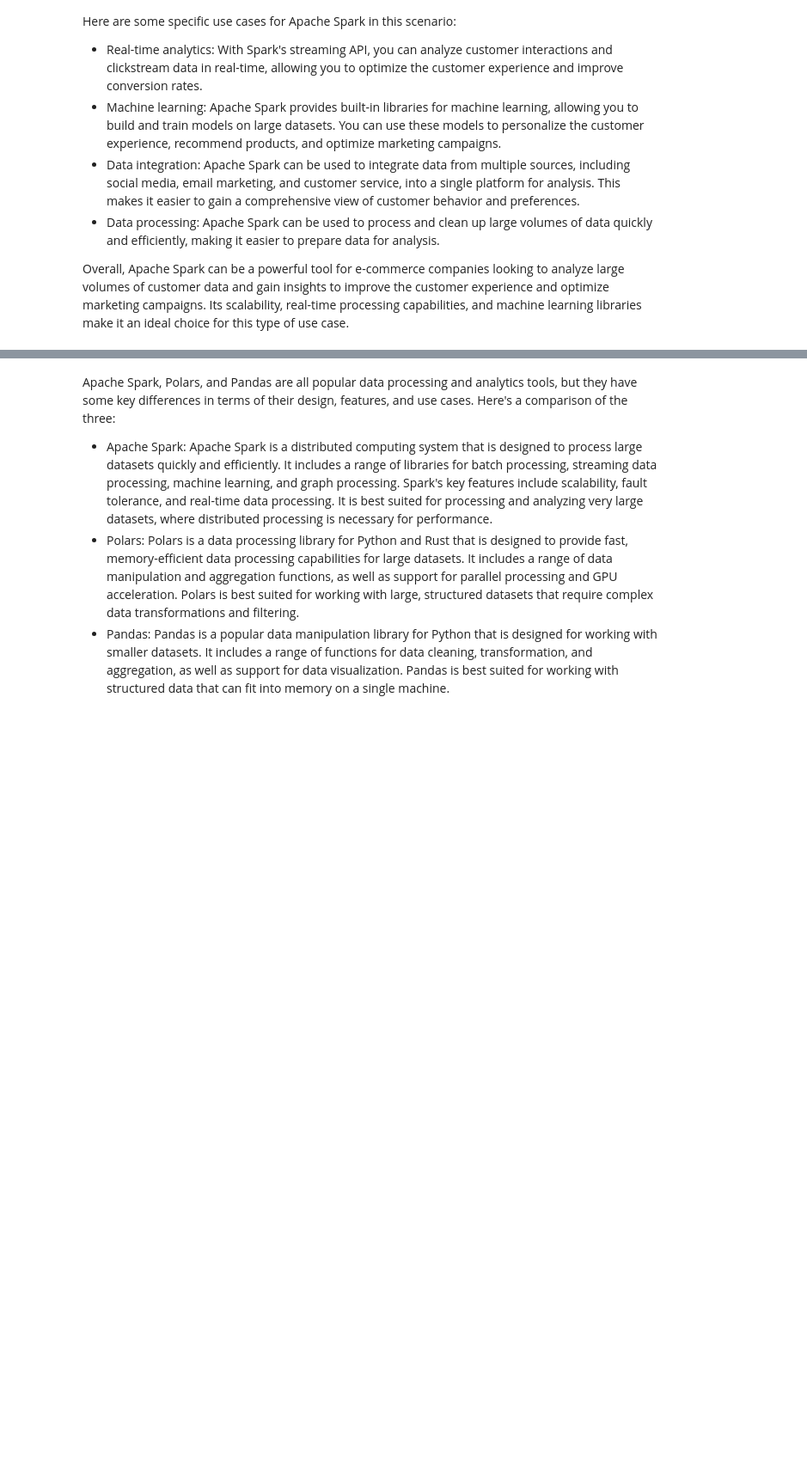
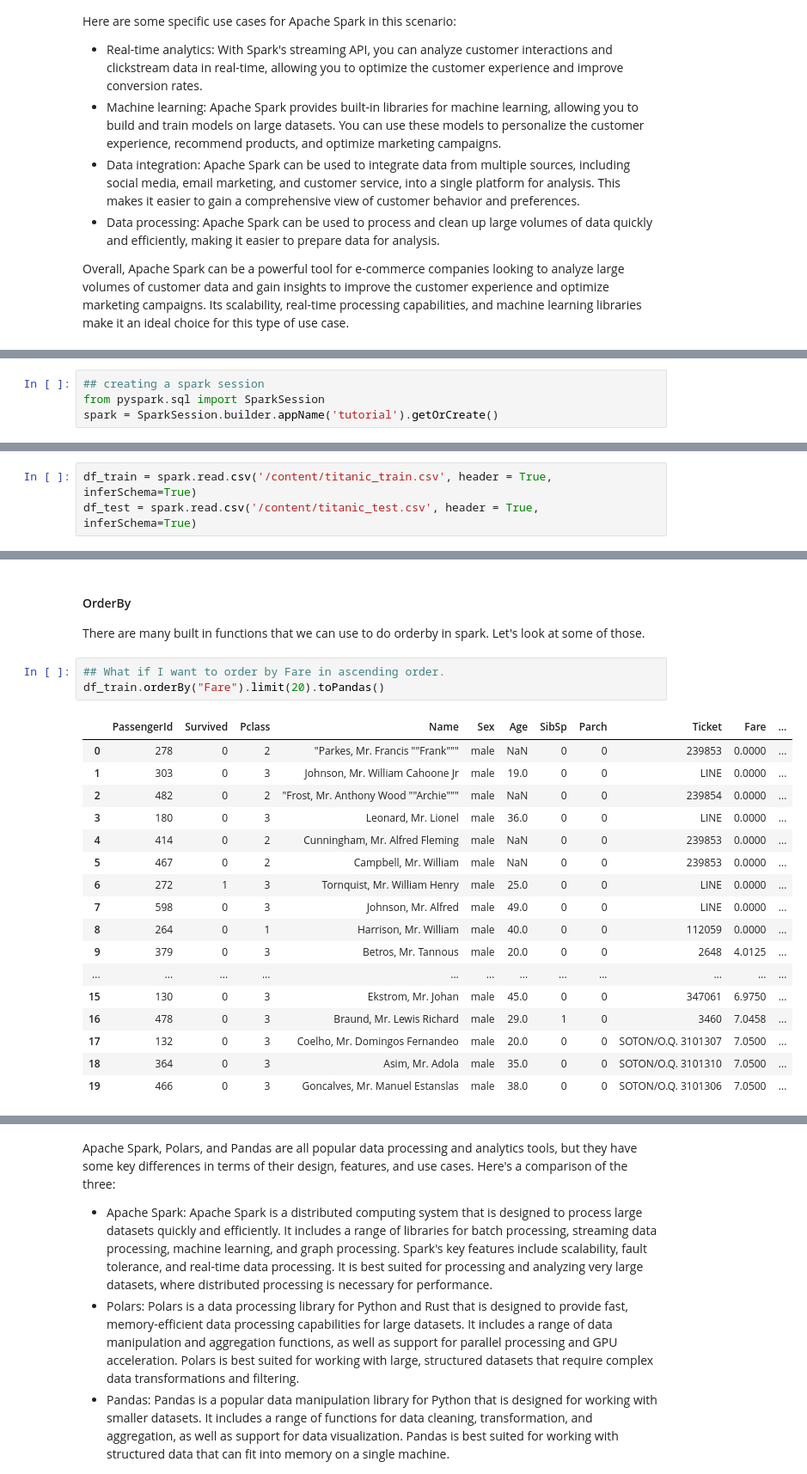
Before and after one commit to NadiaHolmlund/BDS_M6_Exam_Notes, a Jupyter notebook: BDS_M6_Exam_Notes.ipynb, the cells around one changed output, grey strips where cells are left out. Shown: that part at 86% size. Saved outputs shown, nothing was run; the diff lists cells and outputs as text; blank space fills up the shorter version.

```diff
--- a/BDS_M6_Exam_Notes.ipynb
+++ b/BDS_M6_Exam_Notes.ipynb
@@ -183,0 +802,4 @@ Overall, Apache Spark can be a powerful tool for e-commerce companies looking to
+# %%
+## creating a spark session
+from pyspark.sql import SparkSession
+spark = SparkSession.builder.appName('tutorial').getOrCreate()
@@ -183,0 +823,3 @@ Overall, Apache Spark can be a powerful tool for e-commerce companies looking to
+# %%
+df_train = spark.read.csv('/content/titanic_train.csv', header = True, inferSchema=True)
+df_test = spark.read.csv('/content/titanic_test.csv', header = True, inferSchema=True)
@@ -183,0 +1566,24 @@ Overall, Apache Spark can be a powerful tool for e-commerce companies looking to
+# %% [markdown]
+#### OrderBy
+There are many built in functions that we can use to do orderby in spark. Let's look at some of those.
+# %%
+## What if I want to order by Fare in ascending order.
+df_train.orderBy("Fare").limit(20).toPandas()
+# %% [output]
+|  | PassengerId | Survived | Pclass | Name | Sex | Age | SibSp | Parch | Ticket | Fare | ... |
+| 0 | 278 | 0 | 2 | "Parkes, Mr. Francis ""Frank""" | male | NaN | 0 | 0 | 239853 | 0.0000 | ... |
+| 1 | 303 | 0 | 3 | Johnson, Mr. William Cahoone Jr | male | 19.0 | 0 | 0 | LINE | 0.0000 | ... |
+| 2 | 482 | 0 | 2 | "Frost, Mr. Anthony Wood ""Archie""" | male | NaN | 0 | 0 | 239854 | 0.0000 | ... |
+| 3 | 180 | 0 | 3 | Leonard, Mr. Lionel | male | 36.0 | 0 | 0 | LINE | 0.0000 | ... |
+| 4 | 414 | 0 | 2 | Cunningham, Mr. Alfred Fleming | male | NaN | 0 | 0 | 239853 | 0.0000 | ... |
+| 5 | 467 | 0 | 2 | Campbell, Mr. William | male | NaN | 0 | 0 | 239853 | 0.0000 | ... |
+| 6 | 272 | 1 | 3 | Tornquist, Mr. William Henry | male | 25.0 | 0 | 0 | LINE | 0.0000 | ... |
+| 7 | 598 | 0 | 3 | Johnson, Mr. Alfred | male | 49.0 | 0 | 0 | LINE | 0.0000 | ... |
+| 8 | 264 | 0 | 1 | Harrison, Mr. William | male | 40.0 | 0 | 0 | 112059 | 0.0000 | ... |
+| 9 | 379 | 0 | 3 | Betros, Mr. Tannous | male | 20.0 | 0 | 0 | 2648 | 4.0125 | ... |
+| ... | ... | ... | ... | ... | ... | ... | ... | ... | ... | ... | ... |
+| 15 | 130 | 0 | 3 | Ekstrom, Mr. Johan | male | 45.0 | 0 | 0 | 347061 | 6.9750 | ... |
+| 16 | 478 | 0 | 3 | Braund, Mr. Lewis Richard | male | 29.0 | 1 | 0 | 3460 | 7.0458 | ... |
+| 17 | 132 | 0 | 3 | Coelho, Mr. Domingos Fernandeo | male | 20.0 | 0 | 0 | SOTON/O.Q. 3101307 | 7.0500 | ... |
+| 18 | 364 | 0 | 3 | Asim, Mr. Adola | male | 35.0 | 0 | 0 | SOTON/O.Q. 3101310 | 7.0500 | ... |
+| 19 | 466 | 0 | 3 | Goncalves, Mr. Manuel Estanslas | male | 38.0 | 0 | 0 | SOTON/O.Q. 3101306 | 7.0500 | ... |
```
Also changed, not shown: parts of 471 cells of this notebook.
